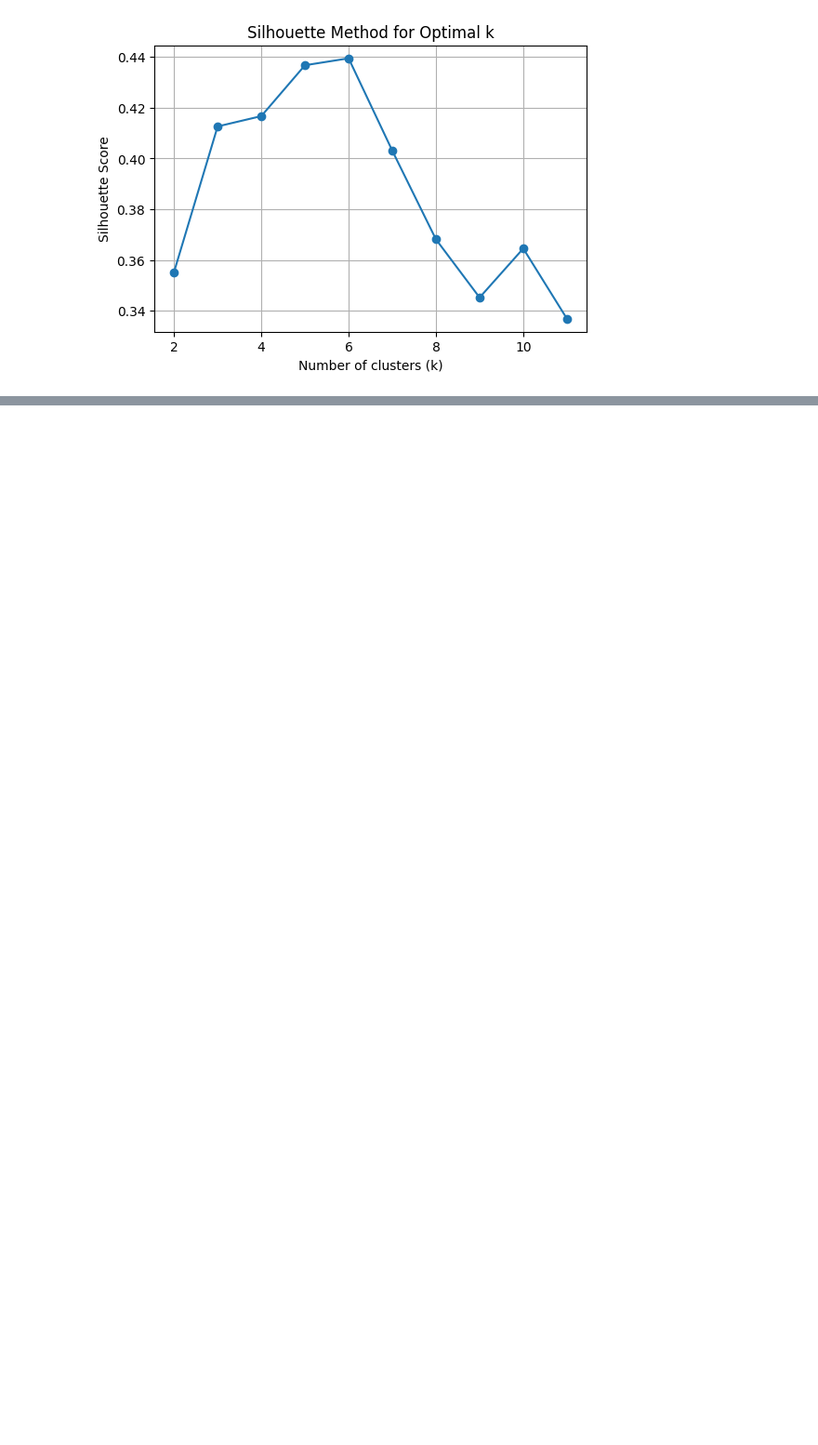
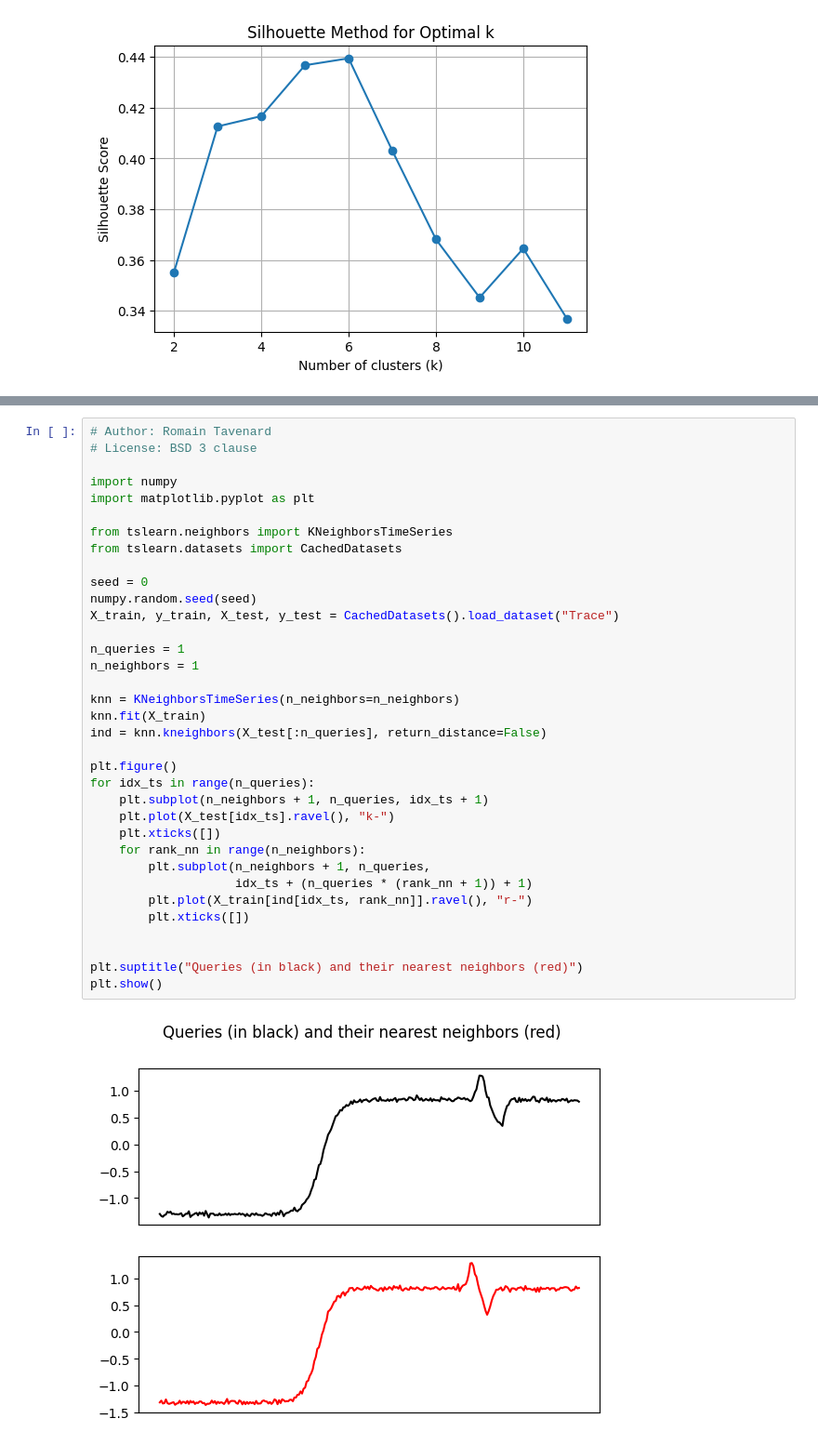
Before and after one commit to arman-niaruhi/temporal-windows-analysis-rotary-tube-bending, a Jupyter notebook: research/clustering/clustering.ipynb, the cells around one changed output, grey strips where cells are left out. Shown at 93% size. Saved outputs shown, nothing was run; the diff lists cells and outputs as text; blank space fills up the shorter version.

```diff
--- a/research/clustering/clustering.ipynb
+++ b/research/clustering/clustering.ipynb
@@ -116,0 +126,37 @@ target
+# %%
+# Author: Romain Tavenard
+# License: BSD 3 clause
+
+import numpy
+import matplotlib.pyplot as plt
+
+from tslearn.neighbors import KNeighborsTimeSeries
+from tslearn.datasets import CachedDatasets
+
+seed = 0
+numpy.random.seed(seed)
+X_train, y_train, X_test, y_test = CachedDatasets().load_dataset("Trace")
+
+n_queries = 1
+n_neighbors = 1
+
+knn = KNeighborsTimeSeries(n_neighbors=n_neighbors)
+knn.fit(X_train)
+ind = knn.kneighbors(X_test[:n_queries], return_distance=False)
+
+plt.figure()
+for idx_ts in range(n_queries):
+    plt.subplot(n_neighbors + 1, n_queries, idx_ts + 1)
+    plt.plot(X_test[idx_ts].ravel(), "k-")
+    plt.xticks([])
+    for rank_nn in range(n_neighbors):
+        plt.subplot(n_neighbors + 1, n_queries,
+                    idx_ts + (n_queries * (rank_nn + 1)) + 1)
+        plt.plot(X_train[ind[idx_ts, rank_nn]].ravel(), "r-")
+        plt.xticks([])
+
+
+plt.suptitle("Queries (in black) and their nearest neighbors (red)")
+plt.show()
+# %% [output]
+[figure, added]
```
Also changed, not shown: parts of 4 cells of this notebook, 4 other files.
